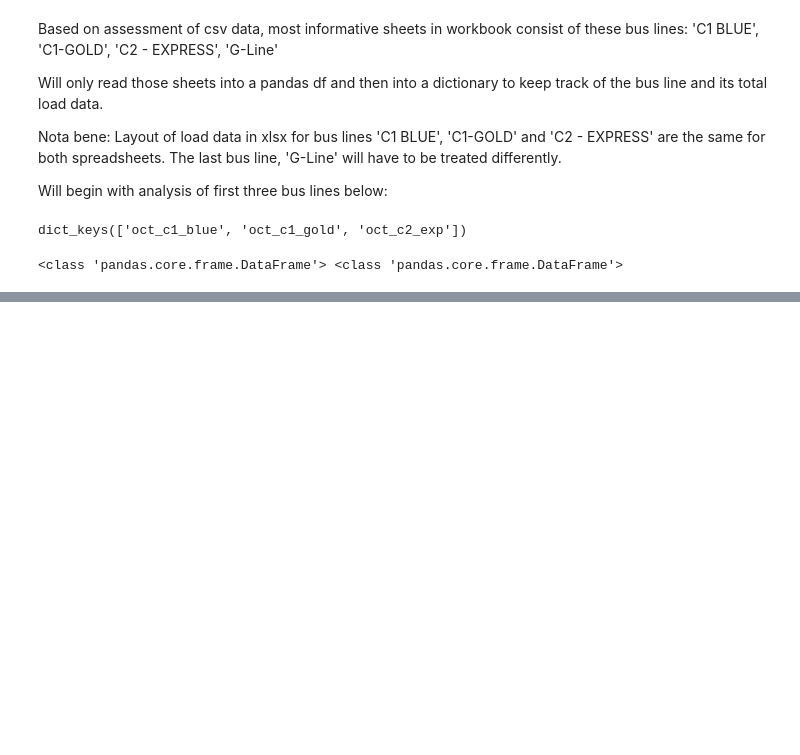
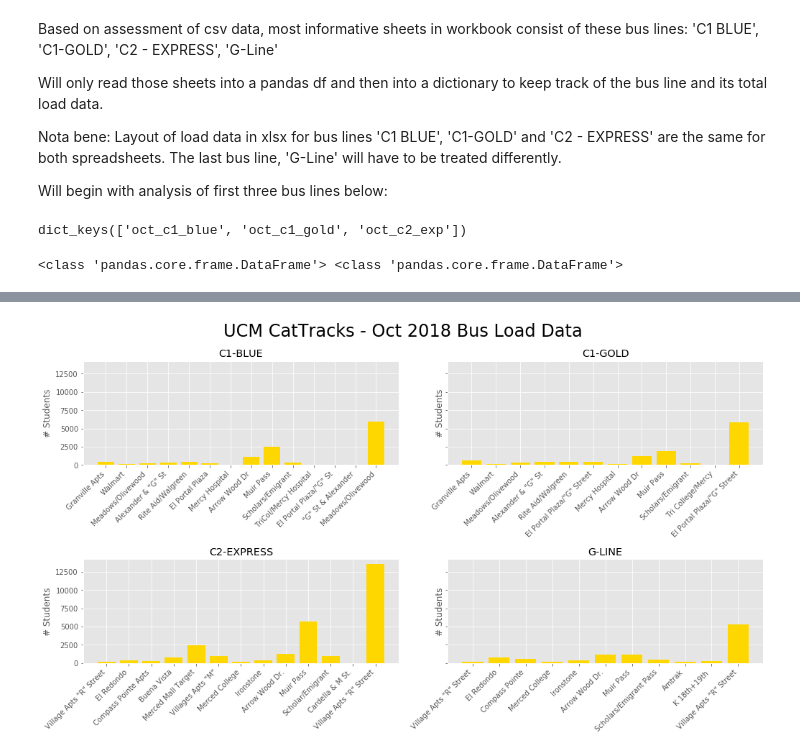
Before and after one commit to nlt-python/UCM_CatTracks_Simulator, a Jupyter notebook: load_and_eda.ipynb, the cells around one changed output, grey strips where cells are left out. Saved outputs shown, nothing was run; the diff lists cells and outputs as text; code cells hidden in the pictures; blank space fills up the shorter version.

```diff
--- a/load_and_eda.ipynb
+++ b/load_and_eda.ipynb
@@ -173,0 +207,14 @@ feb_g, oct_g
+# %%
+# Use bash script to change all occurrences of 'feb' to 'oct'
+
+oct_c1b2 = oct_c1b.set_axis(oct_times[0], axis=1, inplace=False)
+oct_c1b2 = oct_c1b2[1:]
+
+oct_c1g2 = oct_c1g.set_axis(oct_times[1], axis=1, inplace=False)
+oct_c1g2 = oct_c1g2[1:]
+
+oct_c2e2 = oct_c2e.set_axis(oct_times[2], axis=1, inplace=False)
+oct_c2e2 = oct_c2e2[1:]
+
+oct_g2 = oct_g.set_axis(oct_times[3], axis=1, inplace=False)
+oct_g2 = oct_g2[1:]
@@ -216 +290,15 @@ Name: Unnamed: 100, dtype: object
+# %%
+oct_dfs = [oct_c1b2, oct_c1g2, oct_c2e2, oct_g2]
+
+fig, axs = plt.subplots(2,2, figsize = (14,8), sharey=True, constrained_layout=True)
+for i, ax in enumerate(axs.flat):
+    ax.bar(oct_dfs[i].index, oct_dfs[i].iloc[:, -1], color='gold')
+    ax.set_xticklabels(labels=oct_dfs[i].index, rotation=45, ha='right')
+    ax.set_title(first_col[i])
+    ax.set_ylabel('# Students')
+
+fig.suptitle('UCM CatTracks - Oct 2018 Bus Load Data', fontsize=24)
+fig.savefig('2018-oct-plot.png')
+# %% [output]
+[figure, added]
 # %%
```
Also changed, not shown: parts of 19 cells of this notebook, 4 other files.
